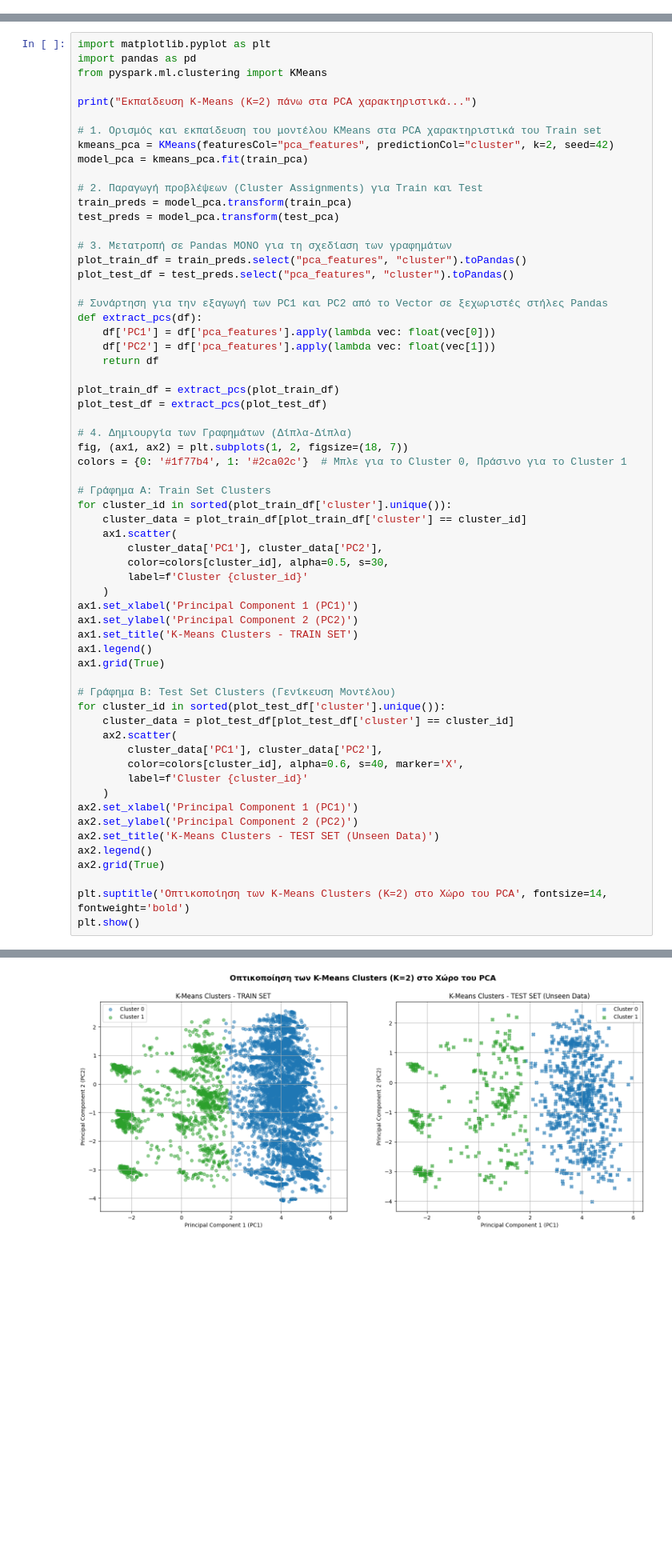
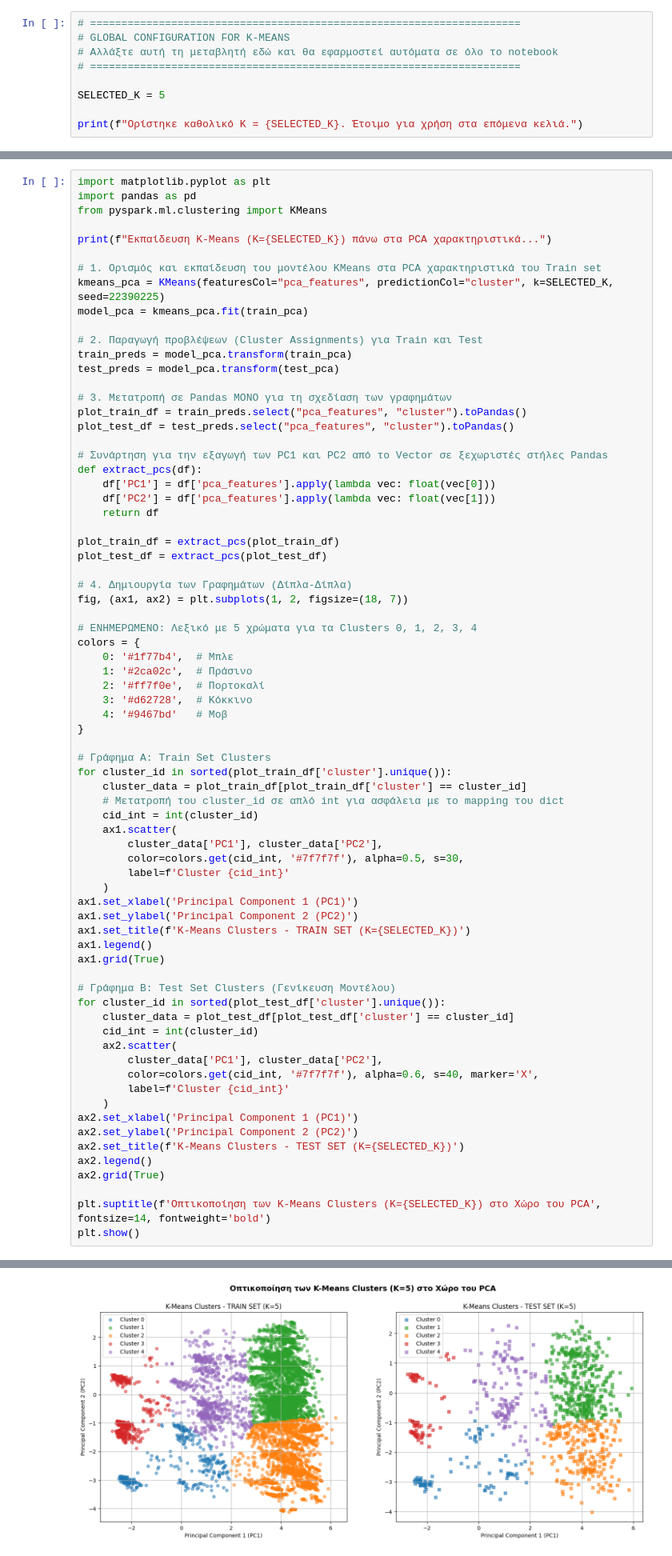
Before and after one commit to Ma1cOS/Big-Data, a Jupyter notebook: notebooks/4_advanced_technique.ipynb, the cells around one changed output, grey strips where cells are left out. Shown at 80% size. Cells and saved outputs as stored; diff of their text form; blank space fills up the shorter version.

Commit message:
Πολύ καλύτερο clustering (5 ομάδες).

```diff
--- a/notebooks/4_advanced_technique.ipynb
+++ b/notebooks/4_advanced_technique.ipynb
@@ -2,3 +2,12 @@
 # Φάση Δ: Advanced Technique
 
 Εμείς επιλέξαμε το K-Means
+# %%
+# =====================================================================
+# GLOBAL CONFIGURATION FOR K-MEANS
+# Αλλάξτε αυτή τη μεταβλητή εδώ και θα εφαρμοστεί αυτόματα σε όλο το notebook
+# =====================================================================
+
+SELECTED_K = 5
+
+print(f"Ορίστηκε καθολικό K = {SELECTED_K}. Έτοιμο για χρήση στα επόμενα κελιά.")
@@ -258,10 +281,10 @@ import matplotlib.pyplot as plt
 import pandas as pd
 from pyspark.ml.clustering import KMeans
 
-print("Εκπαίδευση K-Means (K=2) πάνω στα PCA χαρακτηριστικά...")
+print(f"Εκπαίδευση K-Means (K={SELECTED_K}) πάνω στα PCA χαρακτηριστικά...")
 
 # 1. Ορισμός και εκπαίδευση του μοντέλου KMeans στα PCA χαρακτηριστικά του Train set
-kmeans_pca = KMeans(featuresCol="pca_features", predictionCol="cluster", k=2, seed=42)
+kmeans_pca = KMeans(featuresCol="pca_features", predictionCol="cluster", k=SELECTED_K, seed=22390225)
 model_pca = kmeans_pca.fit(train_pca)
 
 # 2. Παραγωγή προβλέψεων (Cluster Assignments) για Train και Test
@@ -283,36 +306,47 @@ plot_test_df = extract_pcs(plot_test_df)
 
 # 4. Δημιουργία των Γραφημάτων (Δίπλα-Δίπλα)
 fig, (ax1, ax2) = plt.subplots(1, 2, figsize=(18, 7))
-colors = {0: '#1f77b4', 1: '#2ca02c'}  # Μπλε για το Cluster 0, Πράσινο για το Cluster 1
+
+# ΕΝΗΜΕΡΩΜΕΝΟ: Λεξικό με 5 χρώματα για τα Clusters 0, 1, 2, 3, 4
+colors = {
+    0: '#1f77b4',  # Μπλε
+    1: '#2ca02c',  # Πράσινο
+    2: '#ff7f0e',  # Πορτοκαλί
+    3: '#d62728',  # Κόκκινο
+    4: '#9467bd'   # Μοβ
+}
 
 # Γράφημα Α: Train Set Clusters
 for cluster_id in sorted(plot_train_df['cluster'].unique()):
     cluster_data = plot_train_df[plot_train_df['cluster'] == cluster_id]
+    # Μετατροπή του cluster_id σε απλό int για ασφάλεια με το mapping του dict
+    cid_int = int(cluster_id)
     ax1.scatter(
         cluster_data['PC1'], cluster_data['PC2'],
-        color=colors[cluster_id], alpha=0.5, s=30,
-        label=f'Cluster {cluster_id}'
+        color=colors.get(cid_int, '#7f7f7f'), alpha=0.5, s=30,
+        label=f'Cluster {cid_int}'
     )
 ax1.set_xlabel('Principal Component 1 (PC1)')
 ax1.set_ylabel('Principal Component 2 (PC2)')
-ax1.set_title('K-Means Clusters - TRAIN SET')
+ax1.set_title(f'K-Means Clusters - TRAIN SET (K={SELECTED_K})')
 ax1.legend()
 ax1.grid(True)
 
 # Γράφημα Β: Test Set Clusters (Γενίκευση Μοντέλου)
 for cluster_id in sorted(plot_test_df['cluster'].unique()):
     cluster_data = plot_test_df[plot_test_df['cluster'] == cluster_id]
+    cid_int = int(cluster_id)
     ax2.scatter(
         cluster_data['PC1'], cluster_data['PC2'],
-        color=colors[cluster_id], alpha=0.6, s=40, marker='X',
-        label=f'Cluster {cluster_id}'
+        color=colors.get(cid_int, '#7f7f7f'), alpha=0.6, s=40, marker='X',
+        label=f'Cluster {cid_int}'
     )
 ax2.set_xlabel('Principal Component 1 (PC1)')
 ax2.set_ylabel('Principal Component 2 (PC2)')
-ax2.set_title('K-Means Clusters - TEST SET (Unseen Data)')
+ax2.set_title(f'K-Means Clusters - TEST SET (K={SELECTED_K})')
 ax2.legend()
 ax2.grid(True)
 
-plt.suptitle('Οπτικοποίηση των K-Means Clusters (K=2) στο Χώρο του PCA', fontsize=14, fontweight='bold')
+plt.suptitle(f'Οπτικοποίηση των K-Means Clusters (K={SELECTED_K}) στο Χώρο του PCA', fontsize=14, fontweight='bold')
 plt.show()
 # %% [output]
@@ -320,4 +354,4 @@ plt.show()
-[figure, old version]
+[figure, new version]
 # %% [markdown]
 # Εκπαίδευση στο Train και Πρόβλεψη στο Test Dataset
 # %%
```
Also changed, not shown: parts of 9 cells of this notebook.
